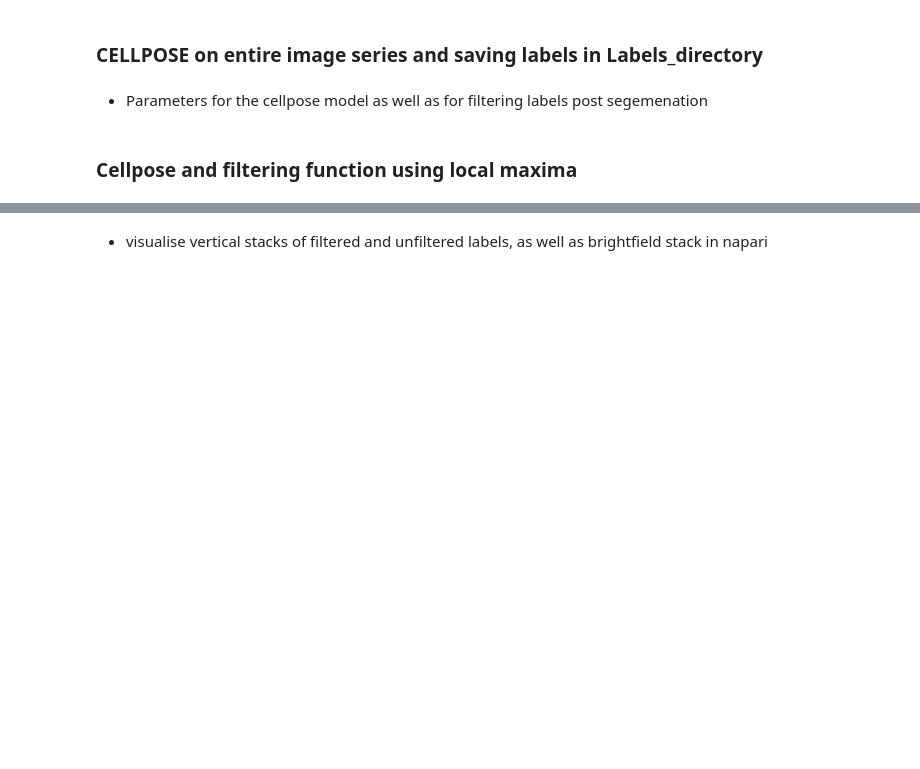
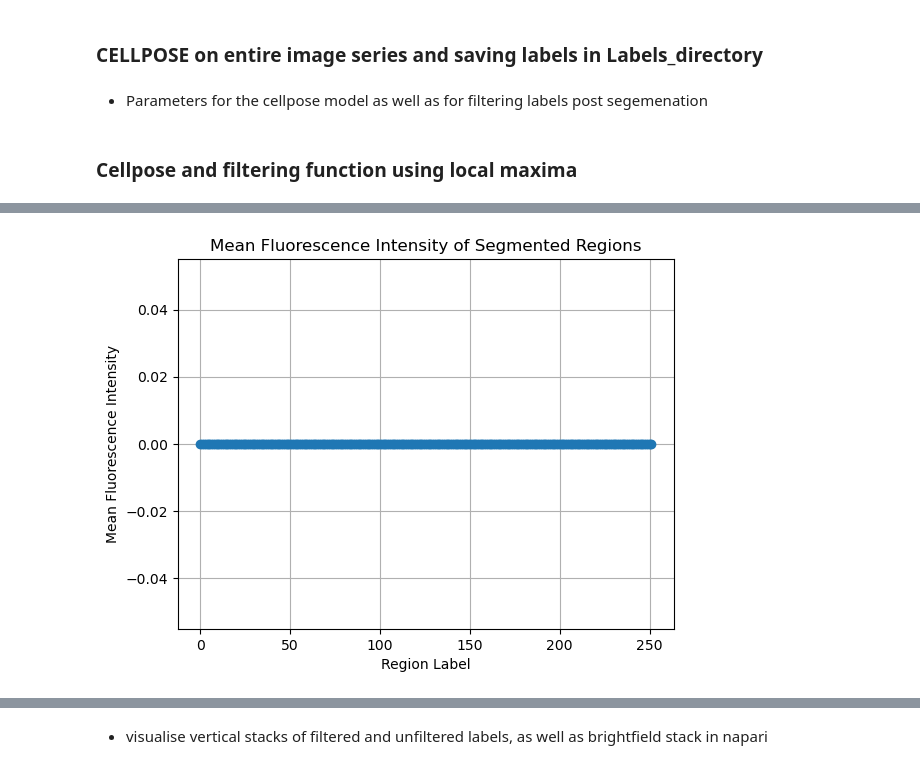
Before and after one commit to michaelkin1/Master_Thesis_Michael_Kinsella_Symbiodinium_Pipeline, a Jupyter notebook: MM_pipeline.ipynb, the cells around one changed output, grey strips where cells are left out. Saved outputs shown, nothing was run; the diff lists cells and outputs as text; code cells hidden in the pictures; blank space fills up the shorter version.

```diff
--- a/MM_pipeline.ipynb
+++ b/MM_pipeline.ipynb
@@ -316,9 +334,8 @@ channels_cellpose = [0, 0]
 #PARAMETERS FOR THE CELLPOSE MODEL
 custom_params_segmentation = {
     'diameter': 70.0,
-    #'interp': 'lanczos3',
-    'cellprob_threshold': 0.00,
-    'flow_threshold': 0.6,
-    #'min_size': 500
+    'cellprob_threshold': 0.001,
+    'flow_threshold': 0.4,
+    'min_size': 2000
 }
 # %%
@@ -471,21 +370,38 @@ plt.show()
 # %%
-file = tifffile.imread(r"C:\Users\micha\Desktop\MM_data_Pipeline_results_all\MM_pipeline_results_converted_Z1\Cropped_traps_directory\trap_1_all_frames_series.tiff")
+file = tifffile.imread(r"C:\Users\micha\Desktop\MM_data_Pipeline_results_all\MM_pipeline_results_converted_Z1\Cropped_traps_directory\trap_3_all_frames_series.tiff")
 
-frame = 20
+frame = 260
 
 bfimg = file[frame, 0, :, :]
 fluorimg = file[frame, 1, :, :]
 
-model = models.Cellpose(model_type="cyto2")
+model = models.Cellpose(model_type="cyto3")
 
 masks_trap, _, _, _ = model.eval(bfimg, channels=channels_cellpose, **custom_params_segmentation)
+threshold =0.5
+max_area = 11000
 
+refined_mask = refine_segmentation_mean(masks_trap, fluorimg, threshold, max_area)
+import matplotlib.pyplot as plt
 
-refined_mask = refine_segmentations(masks_trap, fluorimg)
+# Call the function to get the filtered mask and mean intensities
+# Call the function to get the filtered mask and mean intensities
+result = refine_segmentation_mean(masks_trap, fluorimg, threshold, max_area)
+filtered_mask = result[0]
+mean_intensities = result[1]
+
+# Plot the mean intensities
+plt.plot(mean_intensities, marker='o', linestyle='-')
+plt.xlabel('Region Label')
+plt.ylabel('Mean Fluorescence Intensity')
+plt.title('Mean Fluorescence Intensity of Segmented Regions')
+plt.grid(True)
+plt.show()
 
 
 viewer = napari.Viewer()
 viewer.add_image(file, name="BF", scale=[1, 1])
-viewer.add_image(masks_trap, name="Cellpose", colormap = "green", scale=[1, 1])
-viewer.add_image(refined_mask, name="Refined Mask", colormap="red", scale=[1, 1])
+viewer.add_labels(masks_trap, name="Cellpose")
+viewer.add_labels(filtered_mask, name="Refined Mask")
 # %% [output]
+[figure, added]
```
Also changed, not shown: parts of 35 cells of this notebook.
